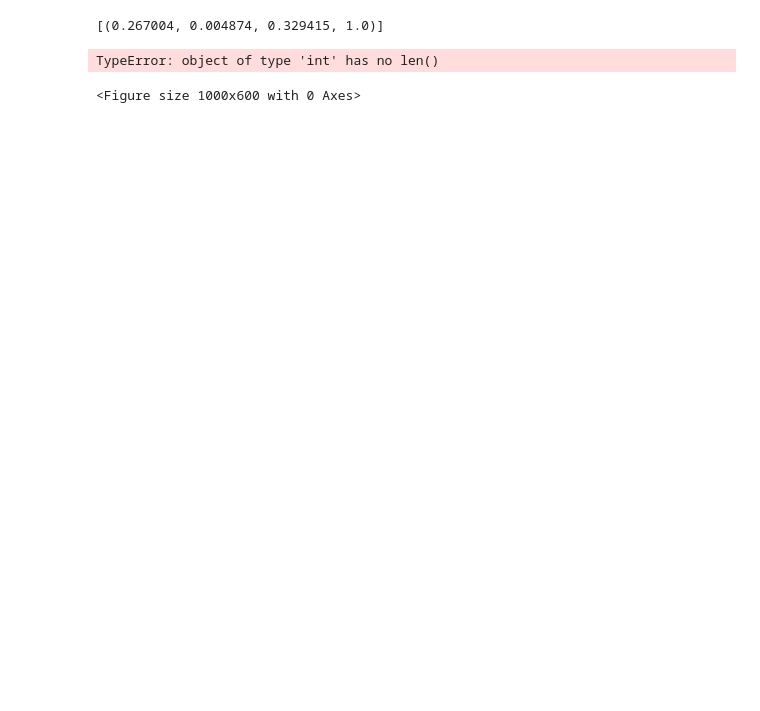
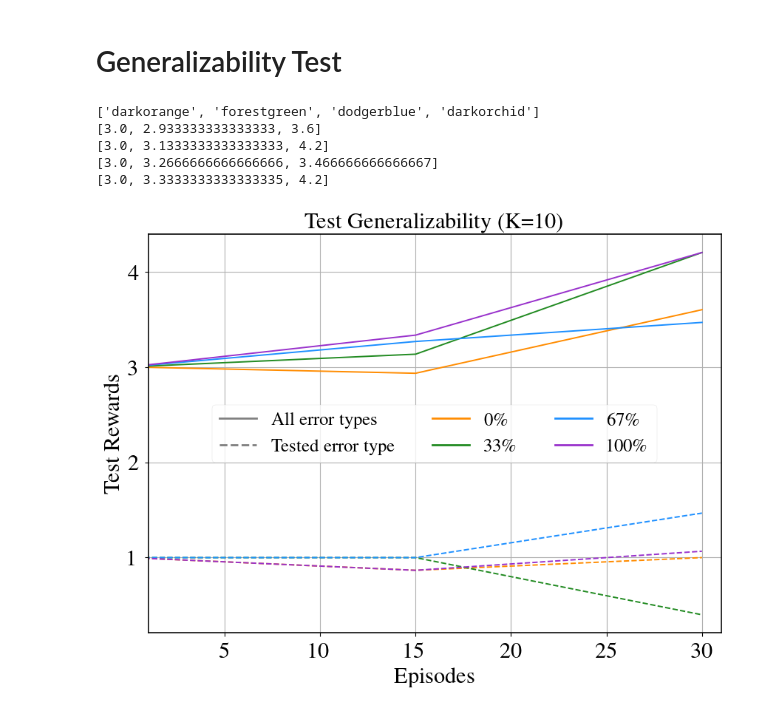
Before and after one commit to yaorong0921/RLAuditor, a Jupyter notebook: result_vis.ipynb, the cells around one changed output. Cells and saved outputs as stored; diff of their text form; code cells hidden in the pictures; blank space fills up the shorter version.

Commit message:
add generalizability test results.

```diff
--- a/result_vis.ipynb
+++ b/result_vis.ipynb
@@ -50,9 +50,12 @@ plt.rcParams.update(rc)
 # %%
 # import matplotlib.pyplot as plt
 # print(plt.style.available)
+# %% [markdown]
+# Generalizability Test
 # %%
 import pickle
 import matplotlib.pyplot as plt
+from matplotlib.lines import Line2D
 
 # with open('../vu2/RL4Auditing/tabular/generalization/30steps_0.pkl', 'rb') as file:
 #     data = pickle.load(file)
@@ -99,7 +102,7 @@ def average_chunks(lst, N):
 
     return averages
 
-def generate_colormap_colors(n, cmap='viridis'):
+def generate_colormap_colors(n, cmap='magma'):
     colormap = plt.get_cmap(cmap)
     return [colormap(i / n) for i in range(n)]
 
@@ -107,16 +110,16 @@ element = []
 element_expl = []
 
 lengths = []
-N = 20
-
+N = 15
+s = 10
 file_base = '../vu2/RL4Auditing/tabular/generalization/'
-list_result = ['30steps_0.pkl'] #, '30steps_0.33.pkl', '30steps_0.67.pkl', '30steps_all.pkl'
+list_result = ['%dsteps_0.pkl'%s, '%dsteps_0.33.pkl'%s, '%dsteps_0.67.pkl'%s, '%dsteps_1.pkl'%s] #
 
 for l in list_result:
     with open(file_base + l, 'rb') as file:
         data = pickle.load(file)
-        values = average_chunks(data["test_reward"], N)
-        values_expl = average_chunks(data["test_reward_expl"], N)
+        values = average_chunks(data["test_reward"][24:], N)
+        values_expl = average_chunks(data["test_reward_expl"][24:], N)
         element.append(values)
         lengths.append(len(values))
         element_expl.append(values_expl)
@@ -142,38 +145,65 @@ for l in list_result:
 #         averages_explain.append(average2)
 
 #         window = random_selected_elements[i - window_size:i]
 #         average = sum(window) / window_size
 #         random_averages.append(average)
 
 #         window2 = random_selected_elements_expl[i - window_size:i]
 #         average2 = sum(window2) / window_size
 
 #         random_averages_explain.append(average2)
 # # Create corresponding x-axis values (iterations)
 # iterations = list(range(len(random_averages_explain)))
 
 # Plot the selected elements
-colors = generate_colormap_colors(len(element), cmap='viridis')
+# colors = generate_colormap_colors(len(element), cmap='inferno')
+colors = ['darkorange', 'forestgreen', 'dodgerblue', 'darkorchid']
 print(colors)
 length = min(lengths)
-plt.figure(figsize=(10, 6))
+plt.figure(figsize=(10, 7))
 x_ticks = [i * N for i in range(length)]
 for i in range(len(element)):
     print(element[i])
     plt.plot(x_ticks, element[i][:length], color=colors[i], linestyle='-')
     plt.plot(x_ticks, element_expl[i][:length], color=colors[i], linestyle='--')
 
 # plt.plot(iterations, averages, marker='.', linestyle='-', color='b', label='Ours - All Errors')
 # plt.plot(iterations, averages_explain, marker='.', linestyle='-', color='r', label='Ours - Expl Errors')
 # plt.plot(iterations, random_averages, marker='.', linestyle='--', color='g', label='Random - All Errors')
 # plt.plot(iterations, random_averages_explain, marker='.', linestyle='--', color='y', label='Random - Expl Errors')
+
+# Create custom legend handles (only line styles)
+legend_line_handles = [
+    Line2D([0], [0], linestyle='-', color='gray', lw=2),  # Solid line
+    Line2D([0], [0], linestyle='--', color='gray', lw=2),  # Dashed line
+]
+
+# Set the legend
+
+
+# Create custom legend handles based on colors
+legend_color_handles = []
+for c in colors:
+    legend_color_handles.append(Line2D([0], [0], color=c, lw=2))
+
+combined_handles = legend_line_handles + legend_color_handles
+combined_labels = ['All error types', 'Tested error type', '0\%', '33\%', '67\%', '100\%']
+
+# Set the custom legend using the created handles
+plt.legend(combined_handles, combined_labels, loc='center', ncol=3) #, loc='upper left', bbox_to_anchor=(1, 1)
+
+plt.xlim(1, max(x_ticks) + 1)
+# plt.tight_layout()
+
 plt.xlabel('Episodes')
 plt.ylabel('Test Rewards')
-plt.title('Test Generalizability')
-plt.legend()
+plt.title('Test Generalizability (K=10)')
 plt.grid()
-plt.show()
+# plt.savefig(file_base+'generalizability_30.pdf', format='pdf', dpi=600)
 # %% [output]
-[(0.267004, 0.004874, 0.329415, 1.0)]
+['darkorange', 'forestgreen', 'dodgerblue', 'darkorchid']
+[3.0, 2.933333333333333, 3.6]
+[3.0, 3.1333333333333333, 4.2]
+[3.0, 3.2666666666666666, 3.466666666666667]
+[3.0, 3.3333333333333335, 4.2]
-TypeError: object of type 'int' has no len()
-<Figure size 1000x600 with 0 Axes>
+[figure, added]
```
